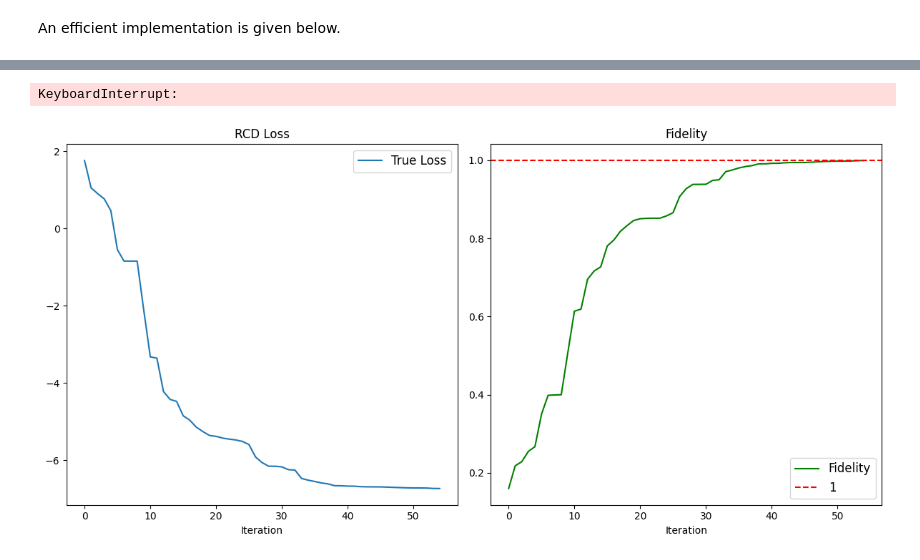
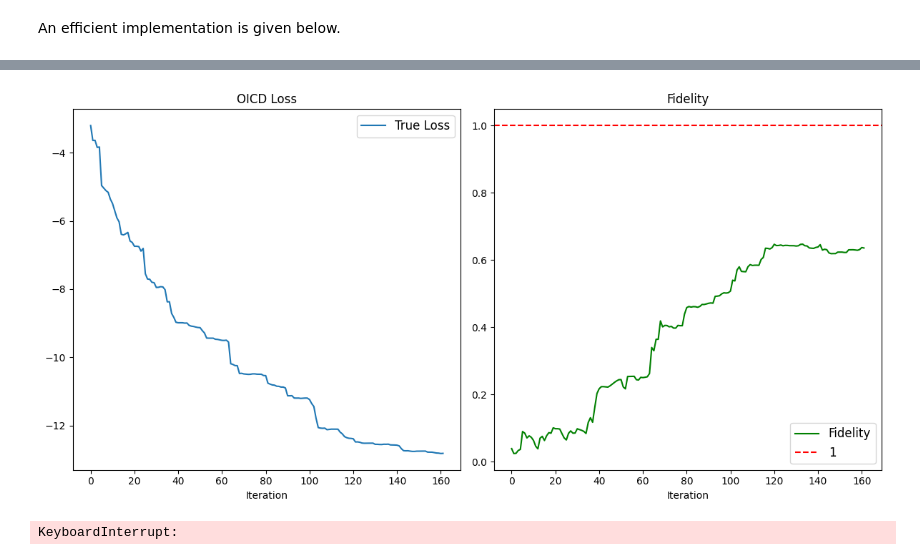
Before and after one commit to GALVINLAI/block_coordinate_descent, a Jupyter notebook: qiskit_QAOA_XXZ_Wiersema.ipynb, the cells around one changed output, grey strips where cells are left out. Drawn from its saved outputs; the diff is of its cells as text; code cells hidden in the pictures.

```diff
--- a/qiskit_QAOA_XXZ_Wiersema.ipynb
+++ b/qiskit_QAOA_XXZ_Wiersema.ipynb
@@ -605,32 +610,33 @@ Ground state energy: -6.744562646538029
 # %%
 # OICD Optimization
 from algo.oicd_qiskit import oicd
 
-num_iter = 12000
+num_iter = 15000
 # Run OICD
 final_weights_oicd, best_expected_record_value_oicd, fidelity_record_value_oicd, func_oicd, _, _ = oicd(
     estimate_loss,
     expectation_loss,
     fidelity,
     n_shot, weights_dict, initial_weights, num_iter,
     cyclic_mode=False,
     use_pratical_interp_flag=True,
     use_local_solvers_flag=False,
     use_global_solvers_flag = True,
     # subproblem_method='BFGS',
     # subproblem_iter=None,
     use_exact_update_frequencey_1_flag = False,
     exact_mode=False, # for testing purpose, no noisy loss
     plot_flag=True,
     plot_argmin_flag = False,
 )
 # %% [output]
+[figure, added]
 KeyboardInterrupt:
 # %%
 # RCD Optimization
 from algo.rcd_qiskit import rcd
 
-num_iter = 500
+num_iter = 15000
 # Run RCD
 final_weights_rcd, best_expected_record_value_rcd, fidelity_record_value_rcd, func_rcd, _, _ = rcd(
     estimate_loss,
@@ -645,8 +651,6 @@ final_weights_rcd, best_expected_record_value_rcd, fidelity_record_value_rcd, fu
     exact_mode=False,
     plot_flag=True,
 )
-# %% [output]
-[figure, removed]
 # %%
 # Gradient Descent Optimization
 from algo.gd_qiskit import gd
```
Also changed, not shown: parts of 10 cells of this notebook, 22 other files.
